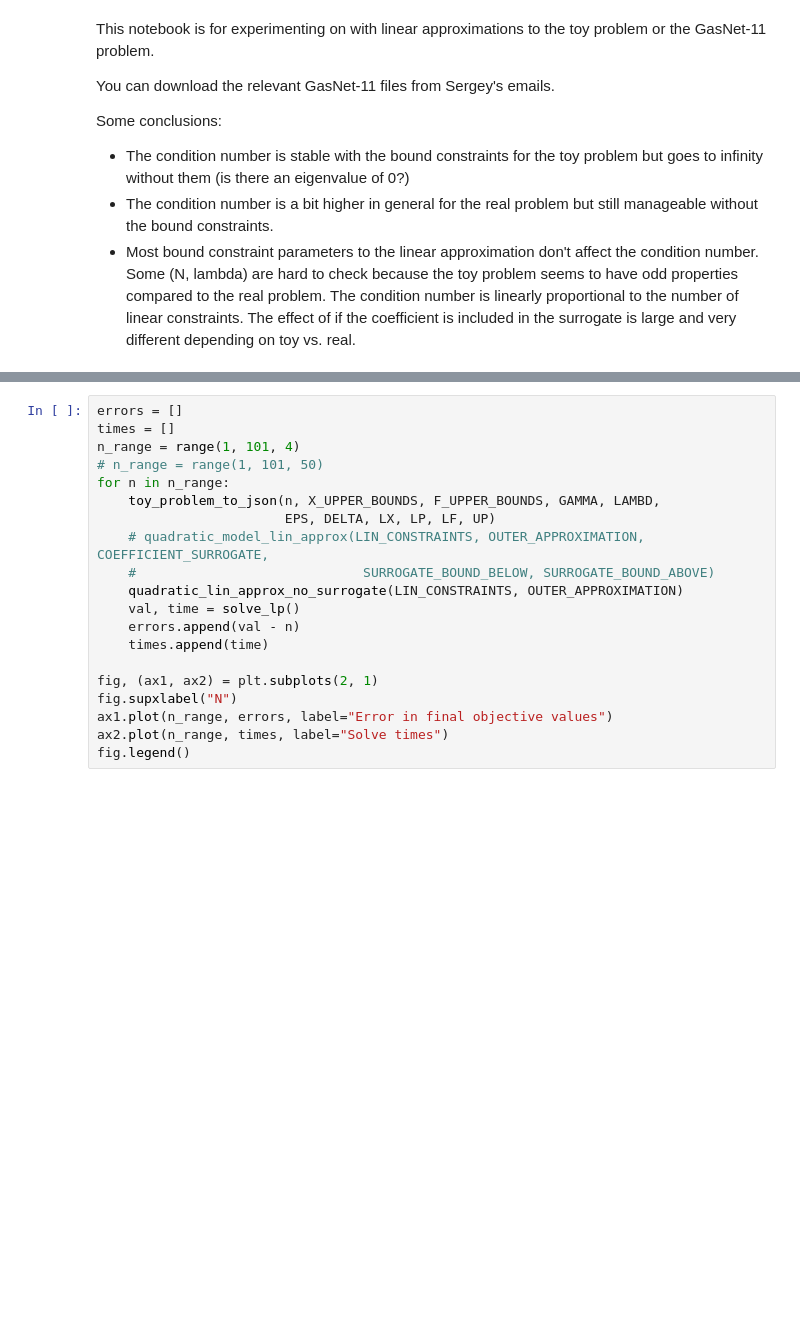
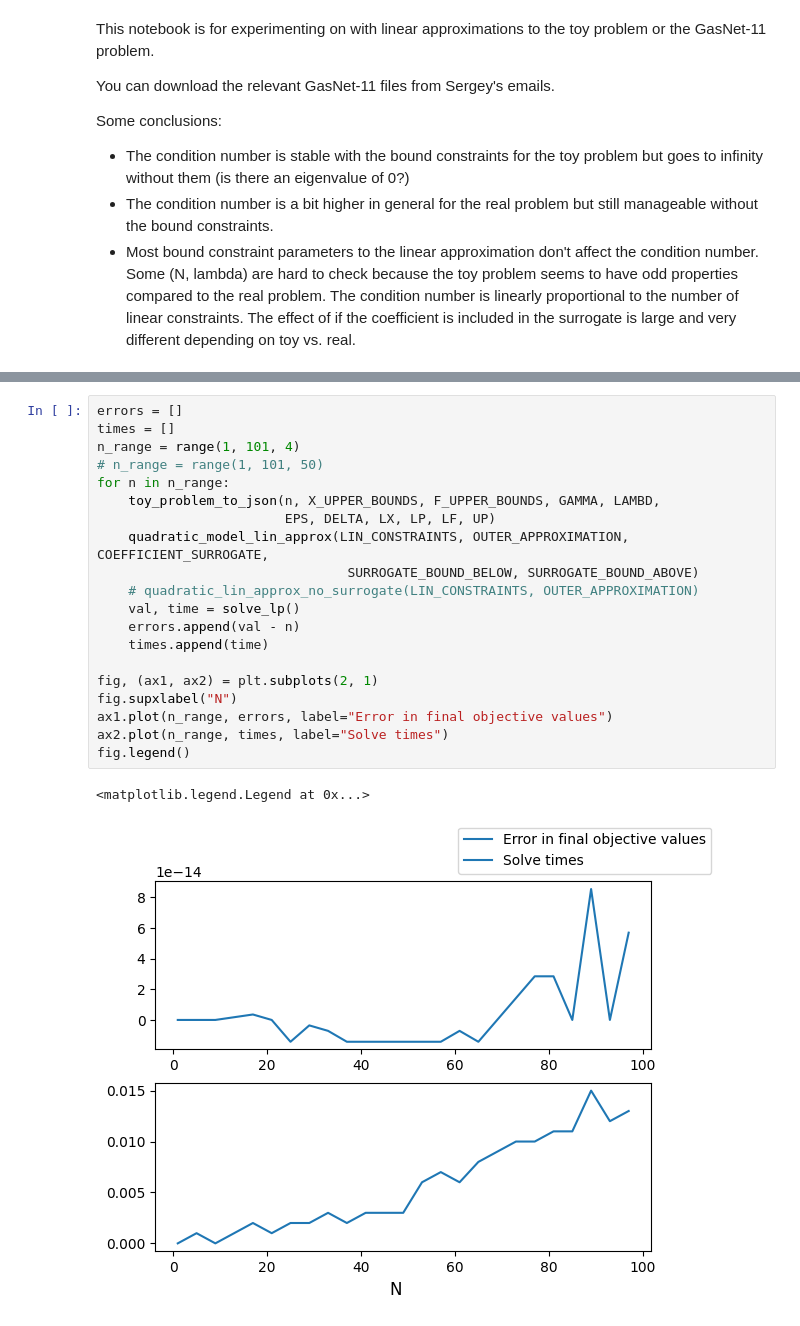
Before and after one commit to micpap25/ENG-QUANT, a Jupyter notebook: experiments/classical_run.ipynb, the cells around one changed output, grey strips where cells are left out. Cells and saved outputs as stored; diff of their text form; blank space fills up the shorter version.

```diff
--- a/experiments/classical_run.ipynb
+++ b/experiments/classical_run.ipynb
@@ -56,23 +58,26 @@ SURROGATE_BOUND_ABOVE = True
 # %%
 errors = []
 times = []
 n_range = range(1, 101, 4)
 # n_range = range(1, 101, 50)
 for n in n_range:
     toy_problem_to_json(n, X_UPPER_BOUNDS, F_UPPER_BOUNDS, GAMMA, LAMBD,
                         EPS, DELTA, LX, LP, LF, UP)
-    # quadratic_model_lin_approx(LIN_CONSTRAINTS, OUTER_APPROXIMATION, COEFFICIENT_SURROGATE,
-    #                             SURROGATE_BOUND_BELOW, SURROGATE_BOUND_ABOVE)
-    quadratic_lin_approx_no_surrogate(LIN_CONSTRAINTS, OUTER_APPROXIMATION)
+    quadratic_model_lin_approx(LIN_CONSTRAINTS, OUTER_APPROXIMATION, COEFFICIENT_SURROGATE,
+                                SURROGATE_BOUND_BELOW, SURROGATE_BOUND_ABOVE)
+    # quadratic_lin_approx_no_surrogate(LIN_CONSTRAINTS, OUTER_APPROXIMATION)
     val, time = solve_lp()
     errors.append(val - n)
     times.append(time)
 
 fig, (ax1, ax2) = plt.subplots(2, 1)
 fig.supxlabel("N")
 ax1.plot(n_range, errors, label="Error in final objective values")
 ax2.plot(n_range, times, label="Solve times")
 fig.legend()
+# %% [output]
+<matplotlib.legend.Legend at 0x...>
+[figure, added]
 # %%
 errors = []
 times = []
```
Also changed, not shown: parts of 14 cells of this notebook, 5 other files.
